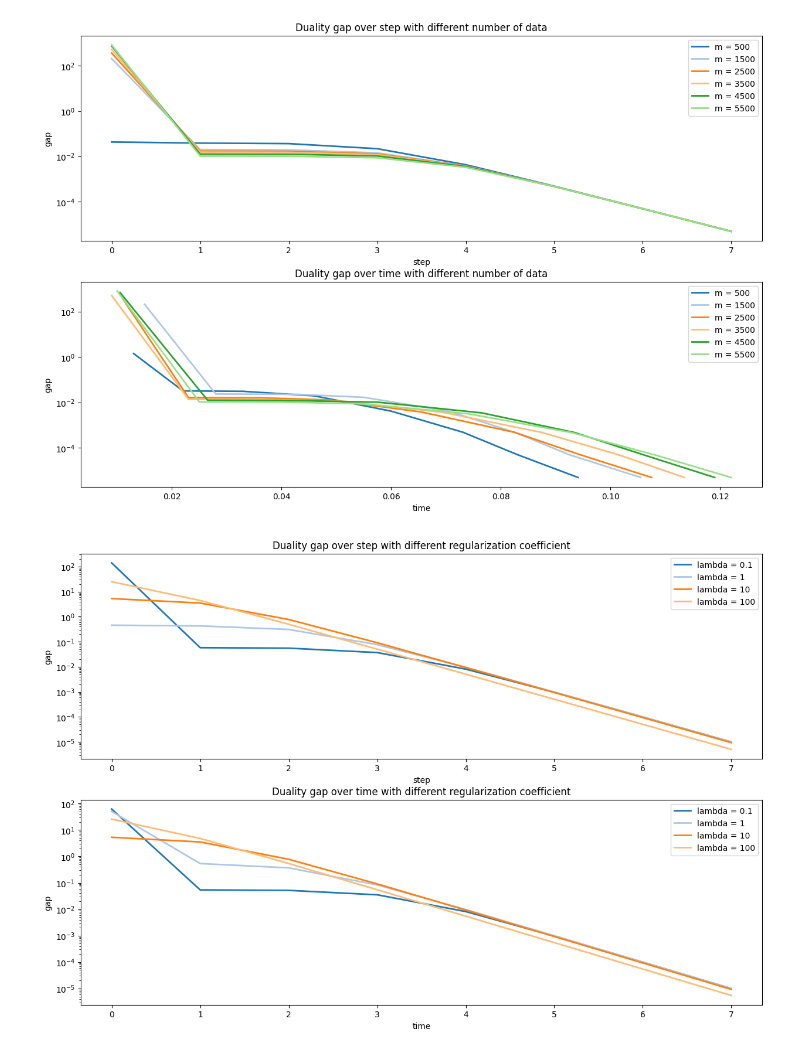
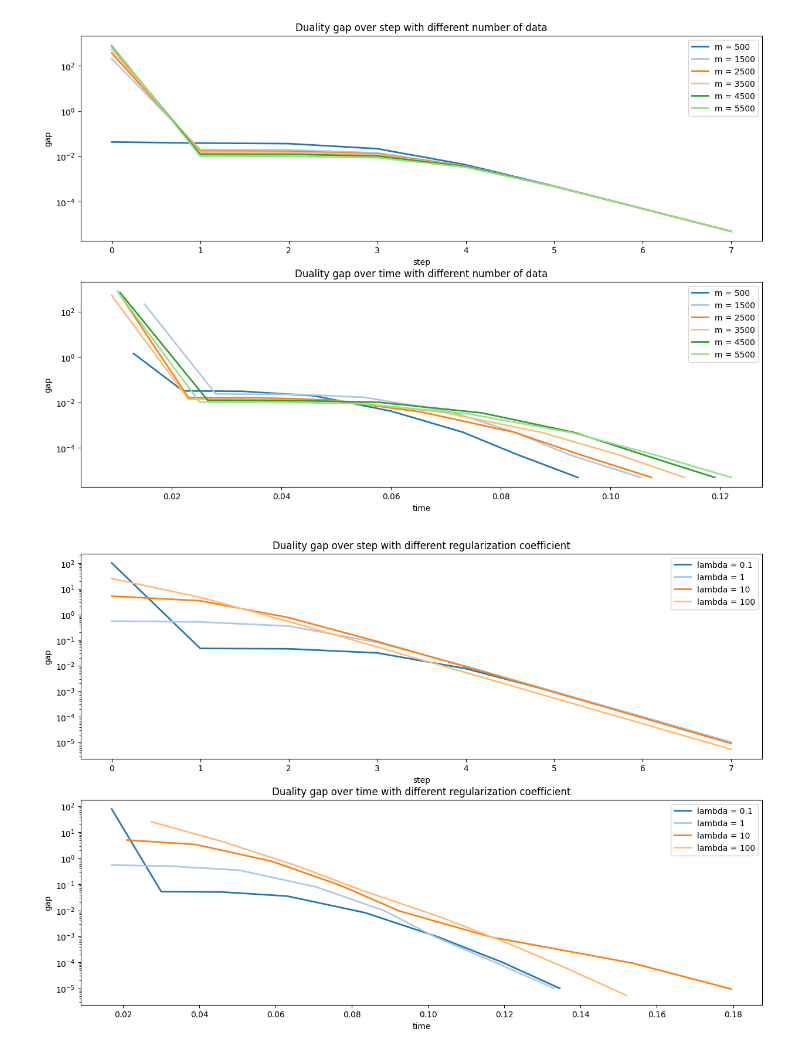
Before and after one commit to Obr00007576/optlab3, a Jupyter notebook: exp2.ipynb, the cells around one changed output. Saved outputs shown, nothing was run; the diff lists cells and outputs as text; code cells hidden in the pictures.

```diff
--- a/exp2.ipynb
+++ b/exp2.ipynb
@@ -15,7 +15,7 @@ def generate_data(dim, cnt):
     return np.array(A), b
 epsilon = 0.01
 # %%
-ns = [10, 50, 100, 500, 1000,]
+ns = [10, 50, 100, 500, 1000]
 ms = [500, 1500, 2500, 3500, 4500 ,5500]
 lambdas = [0.1, 1, 10, 100]
 cmap = plt.get_cmap('tab10')
@@ -82,30 +82,30 @@ plt.yscale('log')
 # %%
 _, axs = plt.subplots(2, 1, figsize=(15, 10))
 n=100
 m=1000
 
 plt.sca(axs[0])
 for i,lambda_ in enumerate(lambdas):
     A, b = generate_data(n, m)
     x_0 = np.ones(A.shape[1])*5
     _, _, history = barrier_method_lasso(A, b, lambda_, x_0, x_0+epsilon, trace=True)
     plt.plot(np.arange(len(history['duality_gap'])), history['duality_gap'], color=cmap(i), linewidth=2, label='lambda = ' + str(lambda_))
 plt.xlabel('step')
 plt.ylabel('gap')
 plt.title('Duality gap over step with different regularization coefficient')
 plt.legend()
 plt.yscale('log')
 
 plt.sca(axs[1])
 for i,lambda_ in enumerate(lambdas):
     A, b = generate_data(n, m)
     x_0 = np.ones(A.shape[1])*5
     _, _, history = barrier_method_lasso(A, b, lambda_, x_0, x_0+epsilon, trace=True)
-    plt.plot(np.arange(len(history['duality_gap'])), history['duality_gap'], color=cmap(i), linewidth=2, label='lambda = ' + str(lambda_))
+    plt.plot(history['time'], history['duality_gap'], color=cmap(i), linewidth=2, label='lambda = ' + str(lambda_))
 plt.xlabel('time')
 plt.ylabel('gap')
 plt.title('Duality gap over time with different regularization coefficient')
 plt.legend()
 plt.yscale('log')
 # %% [output]
-[figure, old version]
+[figure, new version]
```
Also changed, not shown: 7 other files.
